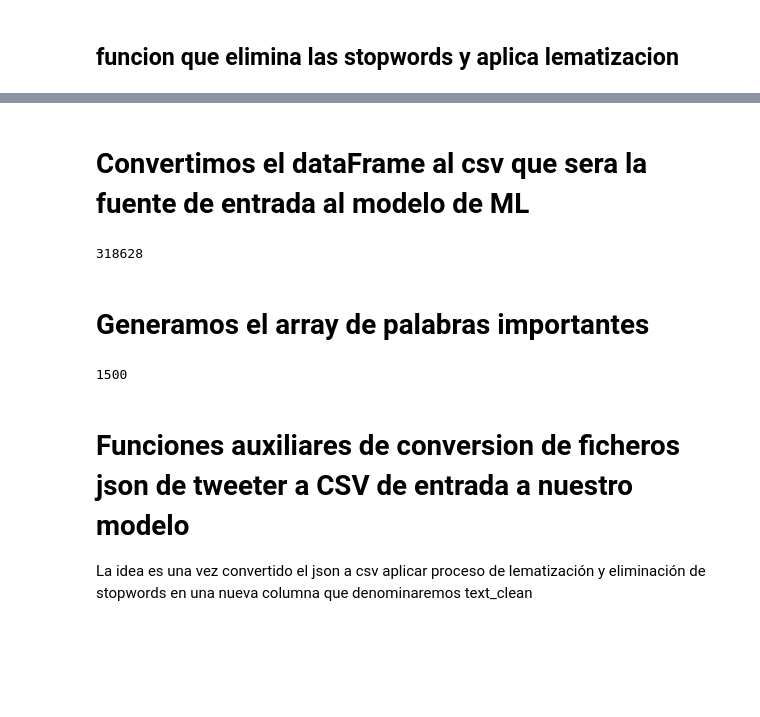
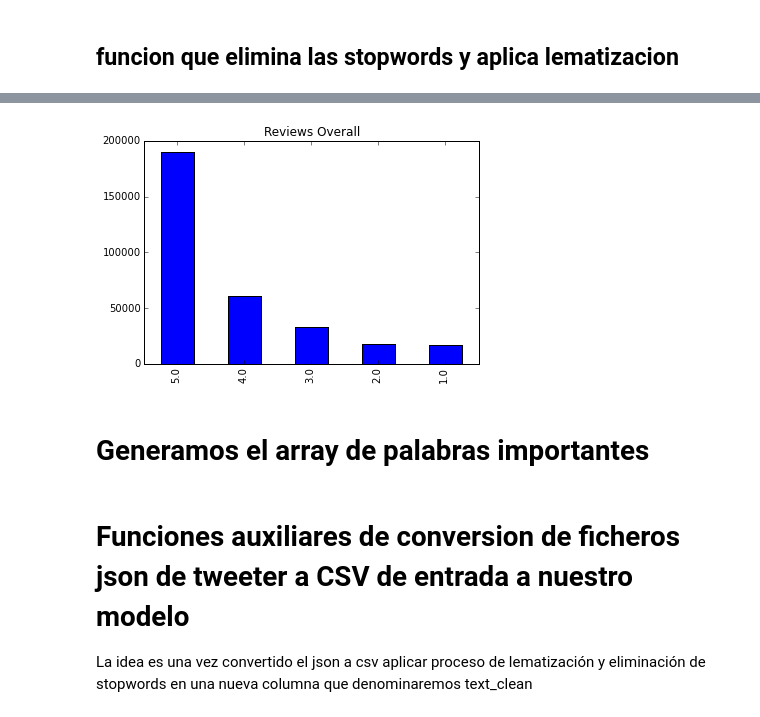
Before and after one commit to digeno/ProyectoFinMasterDataScience, a Jupyter notebook: Data Engineering.ipynb, the cells around one changed output, grey strips where cells are left out. Drawn from its saved outputs; the diff is of its cells as text; code cells hidden in the pictures; blank space fills up the shorter version.

Commit message:
Amazon overall reviews histogram added

```diff
--- a/Data Engineering.ipynb
+++ b/Data Engineering.ipynb
@@ -109,2 +105,0 @@ len(amazonReviewsDf)
-# %% [markdown]
-# Convertimos el dataFrame al csv que sera la fuente de entrada al modelo de ML
@@ -113,9 +106,7 @@ amazonReviewsDf.to_csv('babies+pets_reviews.csv', header=True,quoting=1)
-# %%
-# comprobamos que está bien generado el csv volviendolo a cargar en el DF
-amazonReviewsDf=pd.read_csv('babies+pets_reviews.csv',header=False,sep=',')
-len(amazonReviewsDf)
-# %% [output]
-318628
+# %%
+plt=amazonReviewsDf['review_overall'].value_counts().plot(kind='bar').set_title('Reviews Overall')
+# %% [output]
+[figure, added]
 # %%
 #  crear un diccionario {palabra:ocurrencias}
 num_important_words = 1500
@@ -141,8 +132,6 @@ f= open('important_words_1500.json', 'w')
 f.write(important_words.replace("'",'"'))
 f.close()
 len(wordsDf)
-# %% [output]
-1500
 # %% [markdown]
 # Funciones auxiliares de conversion de ficheros json de tweeter a CSV de entrada a nuestro modelo
 La idea es una vez convertido el json a csv aplicar proceso de lematización y eliminación de stopwords en una nueva columna que denominaremos text_clean
```
Also changed, not shown: parts of 17 cells of this notebook.
